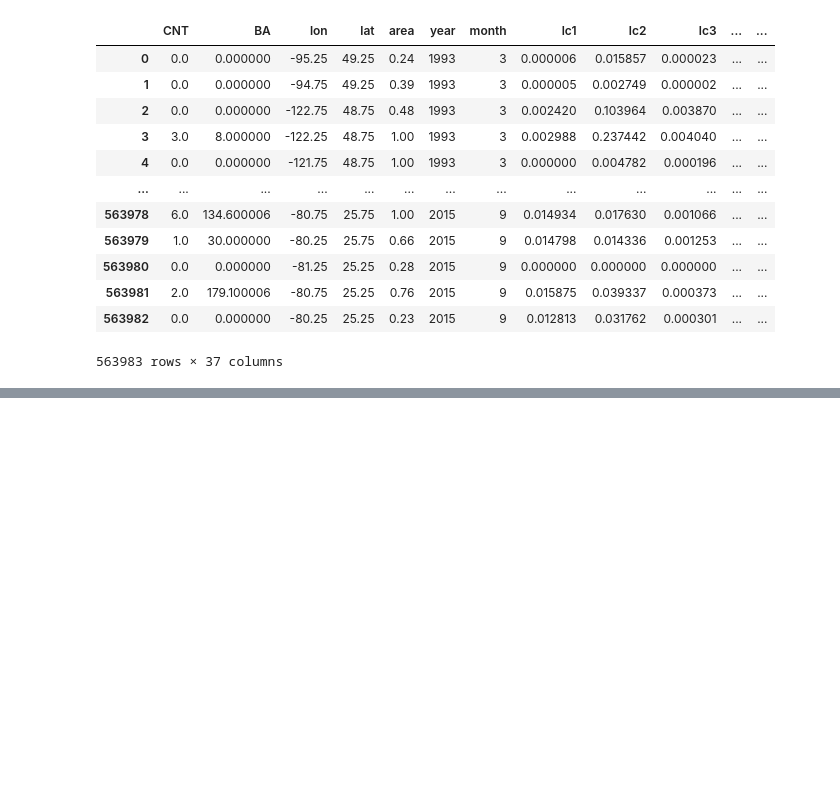
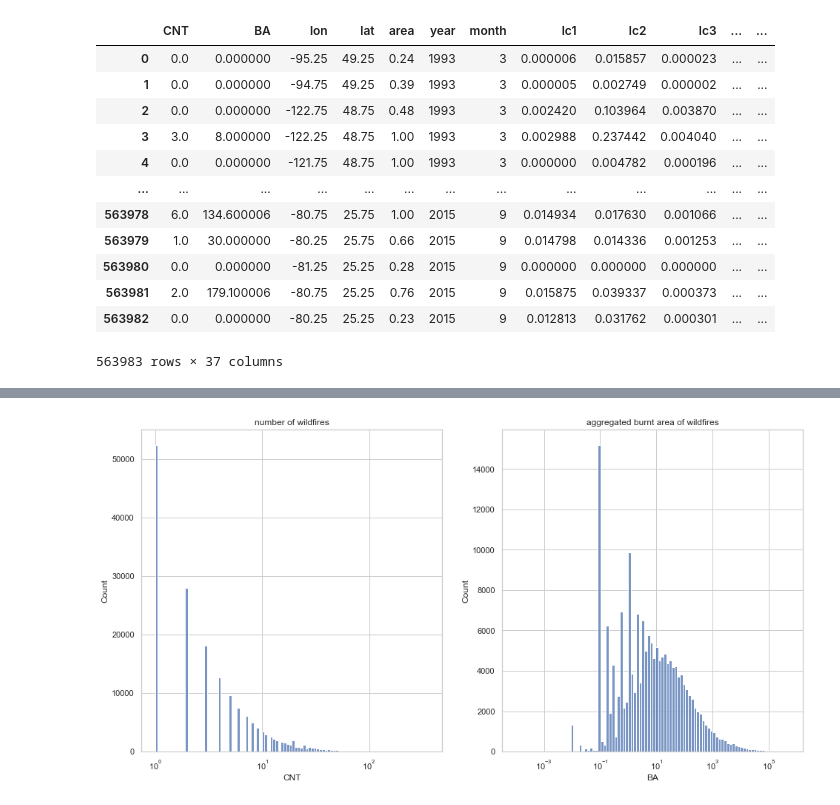
Before and after one commit to MegaCookies88/Data-Challenge-Wildfires, a Jupyter notebook: wildfires.ipynb, the cells around one changed output, grey strips where cells are left out. Drawn from its saved outputs; the diff is of its cells as text; code cells hidden in the pictures; blank space fills up the shorter version.

```diff
--- a/wildfires.ipynb
+++ b/wildfires.ipynb
@@ -40,0 +87,8 @@ Validation Set Size : 80000 - Proportion : 14.18 %
+# %%
+fig, ax = plt.subplots(1,2,figsize=(16,8))
+ax[0].set_title('number of wildfires')
+sns.histplot(x='CNT', log_scale=True, bins=100, data=data[data.CNT!=0], ax=ax[0])
+ax[1].set_title('aggregated burnt area of wildfires')
+sns.histplot(x='BA', log_scale=True, bins=100, data=data[data.BA!=0], ax=ax[1]);
+# %% [output]
+[figure, added]
```
Also changed, not shown: parts of 8 cells of this notebook.
